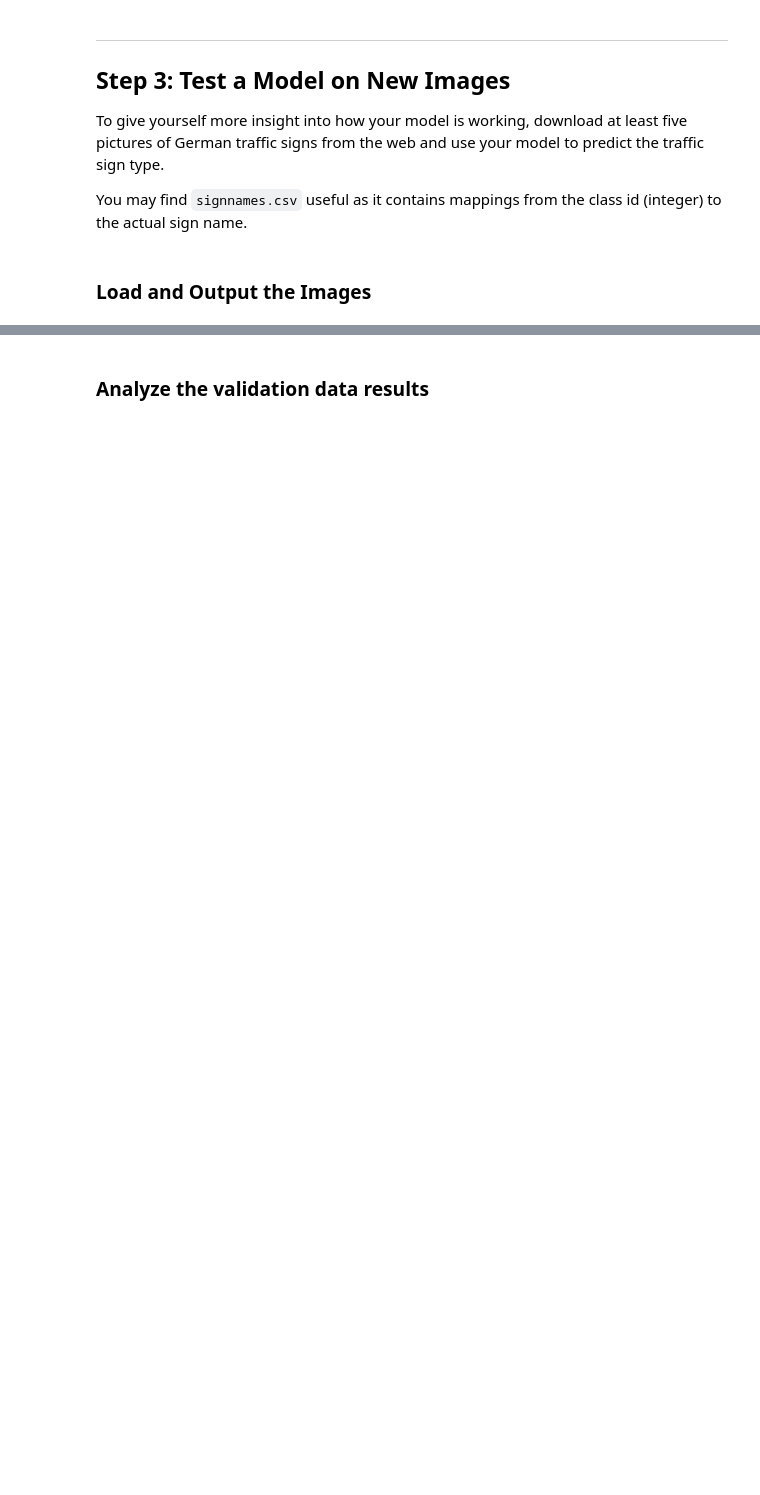
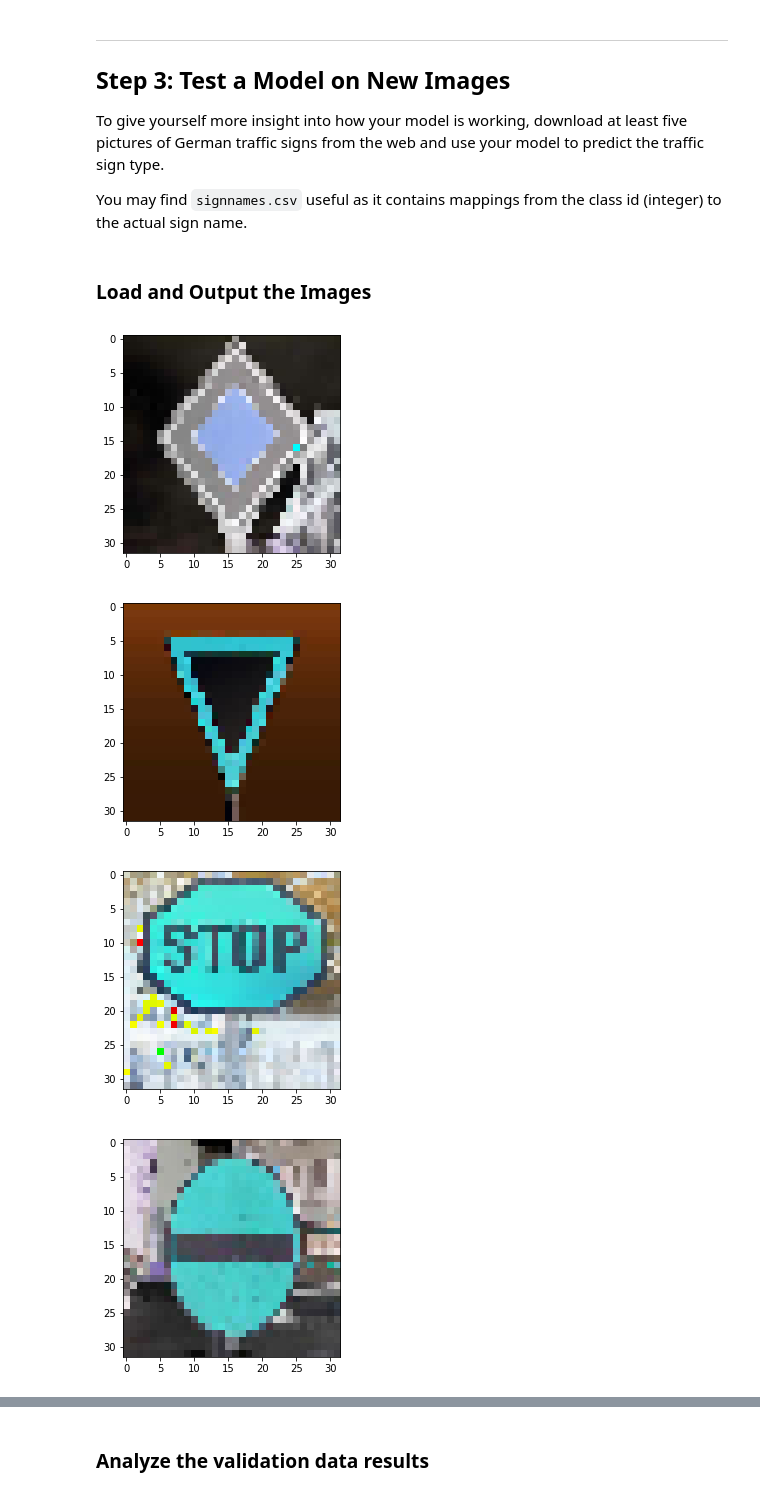
Before and after one commit to ShujaKhalid/Computer-Vision-TrafficSignClassifier, a Jupyter notebook: Traffic_Sign_Classifier.ipynb, the cells around one changed output, grey strips where cells are left out. Saved outputs shown, nothing was run; the diff lists cells and outputs as text; code cells hidden in the pictures; blank space fills up the shorter version.

```diff
--- a/Traffic_Sign_Classifier.ipynb
+++ b/Traffic_Sign_Classifier.ipynb
@@ -479,7 +486,7 @@ size = 32,32
 test_all = list()
 
 # Extract image 1:
-testpic = Image.open('./examples_test/3.jpg')
+testpic = Image.open('./examples_test/12.jpg')
 testpic1 = np.asarray(testpic.resize(size), dtype=np.float32)
 test_all.append(testpic1)
 plt.figure()
@@ -493,39 +500,37 @@ plt.figure()
 plt.imshow(testpic2)
 
 # Extract image 3:
 testpic = Image.open('./examples_test/14.jpg')
 testpic3 = np.asarray(testpic.resize(size), dtype=np.float32)
 test_all.append(testpic3)
 plt.figure()
 plt.imshow(testpic3)
 
 # Extract image 4:
 testpic = Image.open('./examples_test/17.jpg')
 testpic4 = np.asarray(testpic.resize(size), dtype=np.float32)
 test_all.append(testpic4)
 plt.figure()
 plt.imshow(testpic4)
 
 # Extract image 5:
-testpic = Image.open('./examples_test/27.jpg')
+testpic = Image.open('./examples_test/36.jpg')
 testpic5 = np.asarray(testpic.resize(size), dtype=np.float32)
 test_all.append(testpic5)
 plt.figure()
 plt.imshow(testpic5)
-
-# Extract image 6:
-testpic = Image.open('./examples_test/30.jpg')
-testpic6 = np.asarray(testpic.resize(size), dtype=np.float32)
-test_all.append(testpic6)
-plt.figure()
-plt.imshow(testpic6)
 
 X_test_new = np.array(test_all)
 
 if (gray):
     X_test_new = np.reshape(np.mean(X_test_new,axis=3), [X_test_new.shape[0],32,32,1])
 else:
     X_test_new = X_test_new
 
-y_test_new = [3, 13, 14, 17, 27, 30]
+y_test_new = [12, 13, 14, 17, 36]
 y_test_new = np.array(y_test_new)
+# %% [output]
+[figure, added]
+[figure, added]
+[figure, added]
+[figure, added]
```
Also changed, not shown: parts of 10 cells of this notebook, 55 other files.
